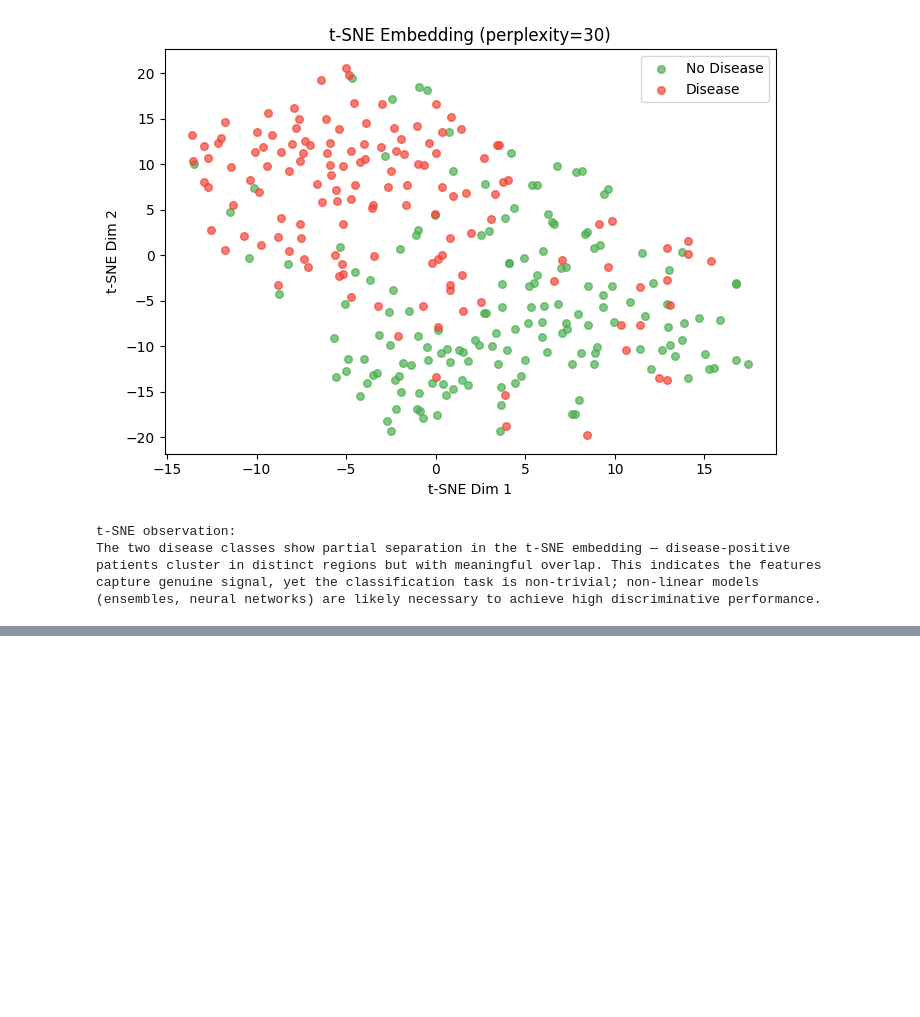
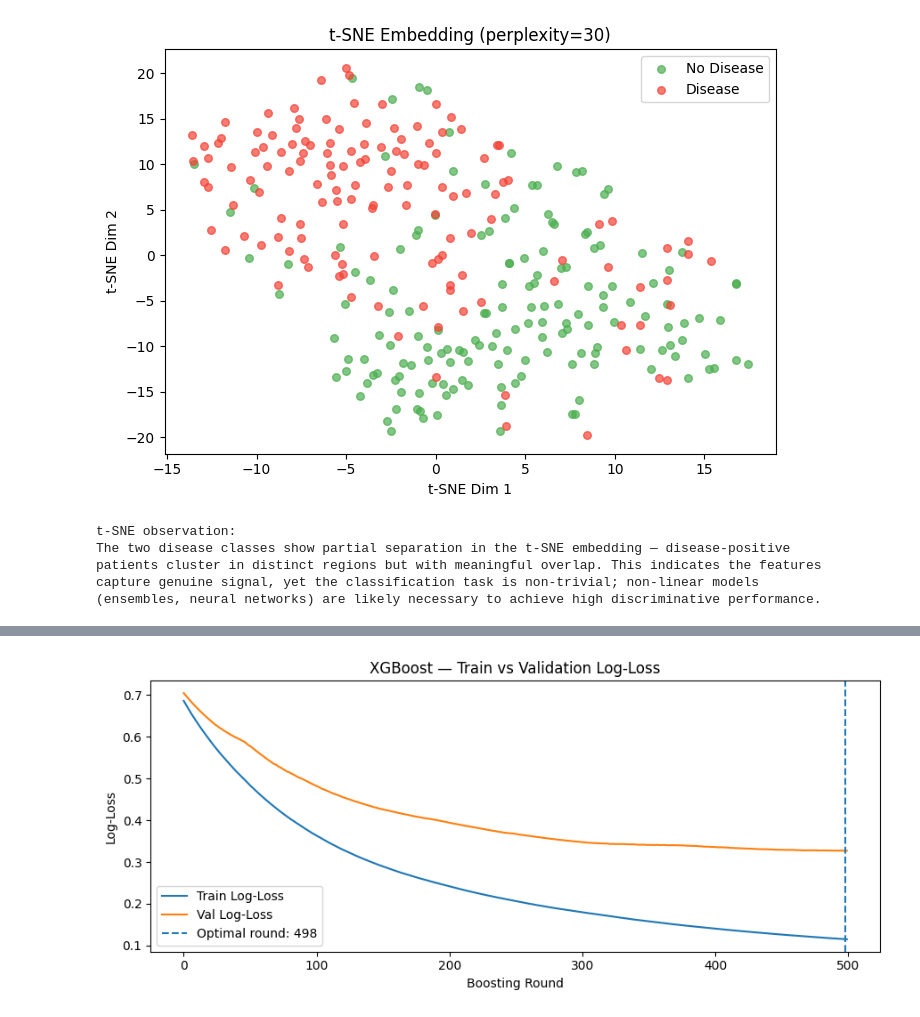
Before and after one commit to Saif1Shahzad/cardioai-heart-disease-prediction, a Jupyter notebook: notebook/i232634_DS-A_Assignment 4_Notebook.ipynb, the cells around one changed output, grey strips where cells are left out. Cells and saved outputs as stored; diff of their text form; code cells hidden in the pictures; blank space fills up the shorter version.

```diff
--- a/notebook/i232634_DS-A_Assignment 4_Notebook.ipynb
+++ b/notebook/i232634_DS-A_Assignment 4_Notebook.ipynb
@@ -524,0 +658,13 @@ capture genuine signal, yet the classification task is non-trivial; non-linear m
+# %%
+xgb_param_grid = {
+    'learning_rate': [0.01, 0.1, 0.3],
+    'max_depth': [3, 5, 7]
+}
+
+xgb_base = xgb.XGBClassifier(n_estimators=300, use_label_encoder=False,
+                               eval_metric='logloss', random_state=SEED, verbosity=0)
+xgb_cv = GridSearchCV(xgb_base, xgb_param_grid, cv=5, scoring='f1_macro', n_jobs=-1)
+xgb_cv.fit(X_train_sm, y_train_sm)
+
+print(f'Best XGBoost params: {xgb_cv.best_params_}')
+print(f'Best CV Macro F1: {xgb_cv.best_score_:.4f}')
@@ -524,0 +674,66 @@ capture genuine signal, yet the classification task is non-trivial; non-linear m
+# %%
+best_lr  = xgb_cv.best_params_['learning_rate']
+best_md  = xgb_cv.best_params_['max_depth']
+
+xgb_final = xgb.XGBClassifier(
+    n_estimators=500,
+    learning_rate=best_lr,
+    max_depth=best_md,
+    use_label_encoder=False,
+    eval_metric='logloss',
+    random_state=SEED,
+    verbosity=0
+)
+
+# Validation split
+X_tr2, X_val2, y_tr2, y_val2 = train_test_split(
+    X_train_sm, y_train_sm,
+    test_size=0.15,
+    random_state=SEED
+)
+
+# Train model
+xgb_final.fit(
+    X_tr2, y_tr2,
+    eval_set=[(X_tr2, y_tr2), (X_val2, y_val2)],
+    verbose=False
+)
+
+# Results
+results = xgb_final.evals_result()
+train_logloss = results['validation_0']['logloss']
+val_logloss   = results['validation_1']['logloss']
+
+# Find optimal round with early stopping logic (50 rounds patience)
+best_val_loss = float('inf')
+optimal_round = 0
+patience = 50
+rounds_without_improvement = 0
+
+for i, val_loss in enumerate(val_logloss):
+    if val_loss < best_val_loss:
+        best_val_loss = val_loss
+        optimal_round = i
+        rounds_without_improvement = 0
+    else:
+        rounds_without_improvement += 1
+        if rounds_without_improvement >= patience:
+            break
+
+# Plot
+fig, ax = plt.subplots(figsize=(9, 4))
+ax.plot(train_logloss, label='Train Log-Loss')
+ax.plot(val_logloss, label='Val Log-Loss')
+ax.axvline(optimal_round, linestyle='--', label=f'Optimal round: {optimal_round}')
+ax.set_xlabel('Boosting Round')
+ax.set_ylabel('Log-Loss')
+ax.set_title('XGBoost — Train vs Validation Log-Loss')
+ax.legend()
+
+plt.tight_layout()
+plt.show()
+
+print(f'Optimal round (early stopping): {optimal_round}')
+print('If val loss diverges from train loss after the optimal round, that signals overfitting.')
+# %% [output]
+[figure, added]
```
Also changed, not shown: parts of 14 cells of this notebook.
